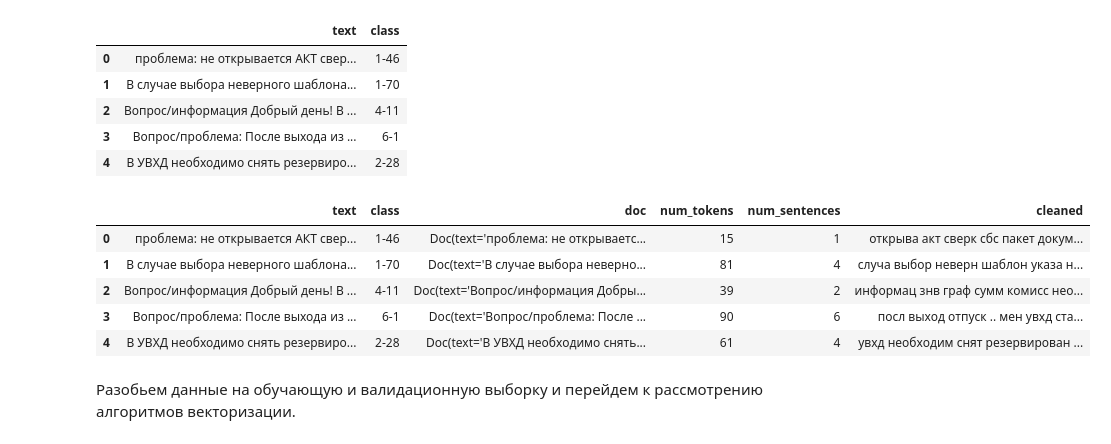
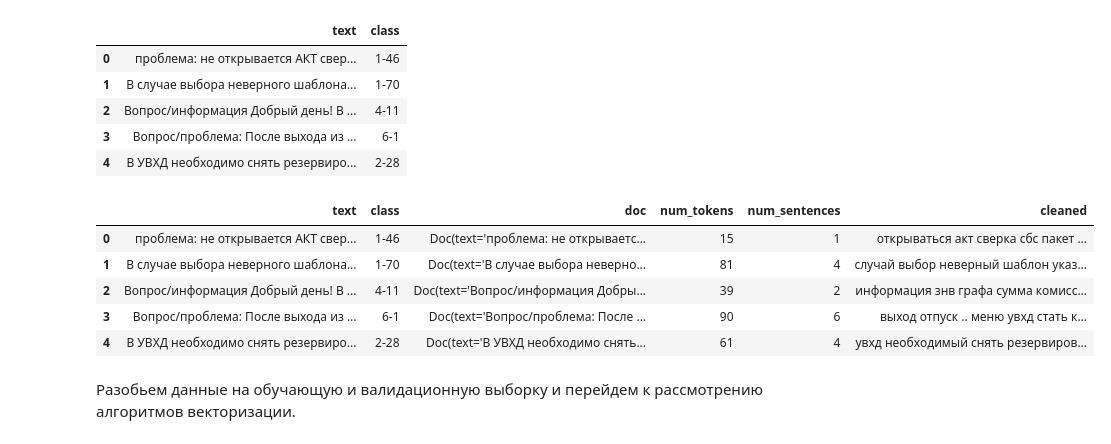
Before and after one commit to itisiriska/nlp-for-beginners, a Jupyter notebook: 3.2_BoW_TF-IDF.ipynb, the cells around one changed output. Cells and saved outputs as stored; diff of their text form; code cells hidden in the pictures.

```diff
--- a/3.2_BoW_TF-IDF.ipynb
+++ b/3.2_BoW_TF-IDF.ipynb
@@ -58,16 +57,16 @@ df.head()
 | 3 | Вопрос/проблема: После выхода из ... | 6-1 |
 | 4 | В УВХД необходимо снять резервиро... | 2-28 |
 # %%
-text_tf = TextTransformer(stop_words, stem=True)
+text_tf = TextTransformer(stop_words)
 df = text_tf.fit_transform(df)
 df.head()
 # %% [output]
 |  | text | class | doc | num_tokens | num_sentences | cleaned |
-| 0 | проблема: не открывается АКТ свер... | 1-46 | Doc(text='проблема: не открываетс... | 15 | 1 | открыва акт сверк сбс пакет докум... |
-| 1 | В случае выбора неверного шаблона... | 1-70 | Doc(text='В случае выбора неверно... | 81 | 4 | случа выбор неверн шаблон указа н... |
-| 2 | Вопрос/информация Добрый день! В ... | 4-11 | Doc(text='Вопрос/информация Добры... | 39 | 2 | информац знв граф сумм комисс нео... |
-| 3 | Вопрос/проблема: После выхода из ... | 6-1 | Doc(text='Вопрос/проблема: После ... | 90 | 6 | посл выход отпуск .. мен увхд ста... |
-| 4 | В УВХД необходимо снять резервиро... | 2-28 | Doc(text='В УВХД необходимо снять... | 61 | 4 | увхд необходим снят резервирован ... |
+| 0 | проблема: не открывается АКТ свер... | 1-46 | Doc(text='проблема: не открываетс... | 15 | 1 | открываться акт сверка сбс пакет ... |
+| 1 | В случае выбора неверного шаблона... | 1-70 | Doc(text='В случае выбора неверно... | 81 | 4 | случай выбор неверный шаблон указ... |
+| 2 | Вопрос/информация Добрый день! В ... | 4-11 | Doc(text='Вопрос/информация Добры... | 39 | 2 | информация знв графа сумма комисс... |
+| 3 | Вопрос/проблема: После выхода из ... | 6-1 | Doc(text='Вопрос/проблема: После ... | 90 | 6 | выход отпуск .. меню увхд стать к... |
+| 4 | В УВХД необходимо снять резервиро... | 2-28 | Doc(text='В УВХД необходимо снять... | 61 | 4 | увхд необходимый снять резервиров... |
 # %% [markdown]
 Разобьем данные на обучающую и валидационную выборку и перейдем к рассмотрению алгоритмов векторизации.
 # %%
```
Also changed, not shown: parts of 46 cells of this notebook, 4 other files.
